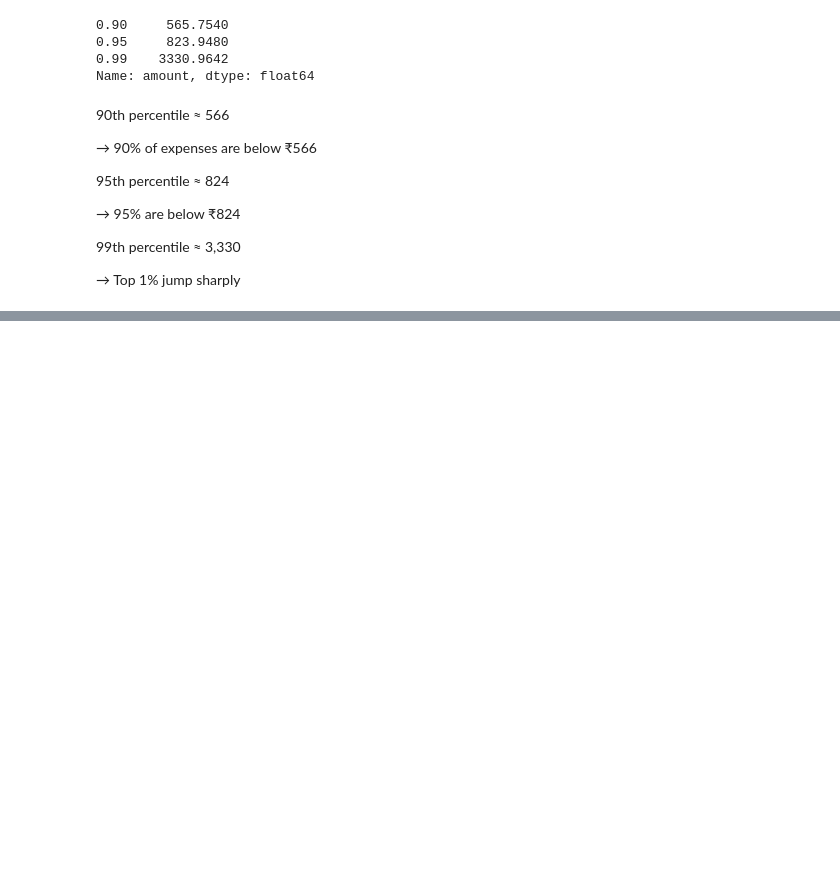
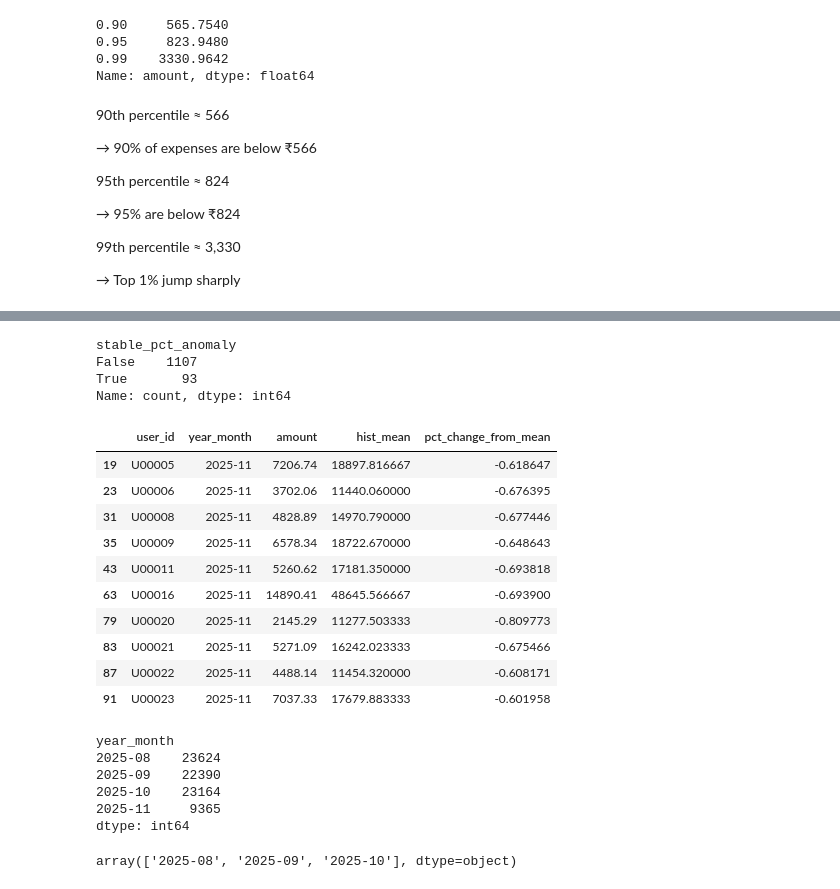
Before and after one commit to Vivek-afk81/Student_spending_analyzer, a Jupyter notebook: notebooks/EDA.ipynb, the cells around one changed output, grey strips where cells are left out. Cells and saved outputs as stored; diff of their text form; code cells hidden in the pictures; blank space fills up the shorter version.

```diff
--- a/notebooks/EDA.ipynb
+++ b/notebooks/EDA.ipynb
@@ -297,0 +698,9 @@ Name: amount, dtype: float64
+# %%
+monthly_with_stats["pct_change_from_mean"] = (
+    (monthly_with_stats["amount"] - monthly_with_stats["hist_mean"])
+    / monthly_with_stats["hist_mean"]
+)
+
+monthly_with_stats[
+    ["user_id", "year_month", "amount", "hist_mean", "pct_change_from_mean"]
+].head(8)
@@ -297,0 +717,7 @@ Name: amount, dtype: float64
+# %%
+#Let's use this condition FLAG IF DEVIATION>40%
+
+monthly_with_stats["pct_anomaly_40"] = (
+    monthly_with_stats["pct_change_from_mean"].abs() > 0.40
+)
+monthly_with_stats["pct_anomaly_40"].value_counts()
@@ -297,0 +729,10 @@ Name: amount, dtype: float64
+# %%
+monthly_with_stats["hist_count"] = (
+    monthly_with_stats
+    .groupby("user_id")
+    .cumcount()
+)
+
+monthly_with_stats[
+    ["user_id", "year_month", "hist_count"]
+].head(8)
@@ -297,0 +749,47 @@ Name: amount, dtype: float64
+# %%
+monthly_with_stats["stable_pct_anomaly"] = (
+    (monthly_with_stats["hist_count"] >= 2) &
+    (monthly_with_stats["pct_change_from_mean"].abs() > 0.60)
+)
+
+monthly_with_stats["stable_pct_anomaly"].value_counts()
+# %% [output]
+stable_pct_anomaly
+False    1107
+True       93
+Name: count, dtype: int64
+# %%
+monthly_with_stats[
+    monthly_with_stats["stable_pct_anomaly"]
+][
+    ["user_id", "year_month", "amount", "hist_mean", "pct_change_from_mean"]
+].head(10)
+# %% [output]
+|  | user_id | year_month | amount | hist_mean | pct_change_from_mean |
+| 19 | U00005 | 2025-11 | 7206.74 | 18897.816667 | -0.618647 |
+| 23 | U00006 | 2025-11 | 3702.06 | 11440.060000 | -0.676395 |
+| 31 | U00008 | 2025-11 | 4828.89 | 14970.790000 | -0.677446 |
+| 35 | U00009 | 2025-11 | 6578.34 | 18722.670000 | -0.648643 |
+| 43 | U00011 | 2025-11 | 5260.62 | 17181.350000 | -0.693818 |
+| 63 | U00016 | 2025-11 | 14890.41 | 48645.566667 | -0.693900 |
+| 79 | U00020 | 2025-11 | 2145.29 | 11277.503333 | -0.809773 |
+| 83 | U00021 | 2025-11 | 5271.09 | 16242.023333 | -0.675466 |
+| 87 | U00022 | 2025-11 | 4488.14 | 11454.320000 | -0.608171 |
+| 91 | U00023 | 2025-11 | 7037.33 | 17679.883333 | -0.601958 |
+# %%
+expenses.groupby("year_month").size()
+# %% [output]
+year_month
+2025-08    23624
+2025-09    22390
+2025-10    23164
+2025-11     9365
+dtype: int64
+# %%
+monthly_clean = monthly_with_stats[
+    monthly_with_stats["year_month"] != "2025-11"
+].copy()
+
+monthly_clean["year_month"].unique()
+# %% [output]
+array(['2025-08', '2025-09', '2025-10'], dtype=object)
```
Also changed, not shown: parts of 32 cells of this notebook.
